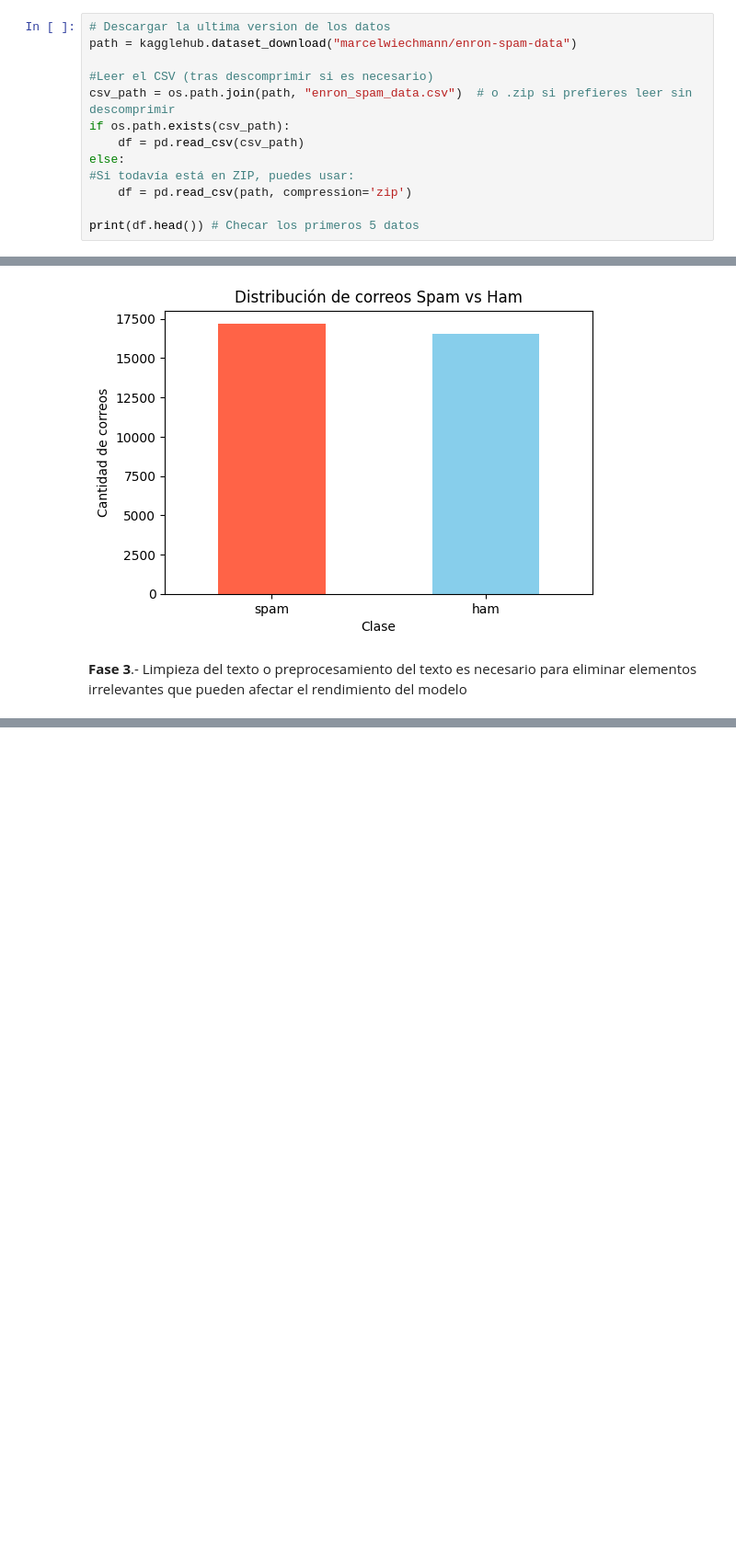
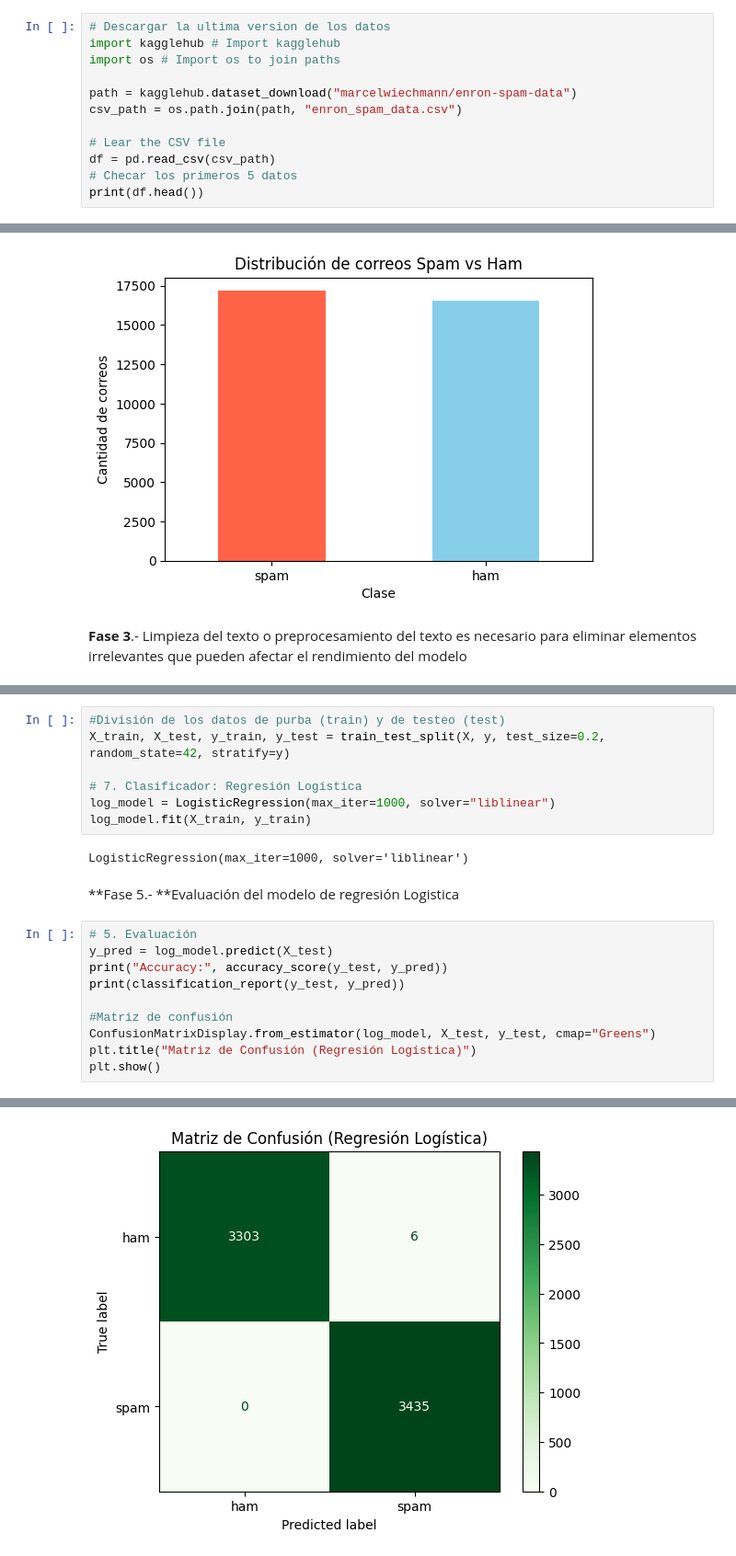
Before and after one commit to LuisAlfonso-del/MODELO-DE-MACHINE-LEARNING-ENRON--SPAM-CIBERSEGURIDAD-INFOTEC, a Jupyter notebook: INFOTEC_MODELO_DE_MACHINE_LEARNING_ENRON_SPAM_CIBERSGURIDAD_.ipynb, the cells around one changed output, grey strips where cells are left out. Shown at 92% size. Saved outputs shown, nothing was run; the diff lists cells and outputs as text; blank space fills up the shorter version.

Commit message:
Regresión Logistica

```diff
--- a/INFOTEC_MODELO_DE_MACHINE_LEARNING_ENRON_SPAM_CIBERSGURIDAD_.ipynb
+++ b/INFOTEC_MODELO_DE_MACHINE_LEARNING_ENRON_SPAM_CIBERSGURIDAD_.ipynb
@@ -16,14 +29,13 @@ import kagglehub # Librería para descargar datasets directamente desde Kaggle e
 **Fase 2.-** Descargar el Dataset
 # %%
 # Descargar la ultima version de los datos
+import kagglehub # Import kagglehub
+import os # Import os to join paths
+
 path = kagglehub.dataset_download("marcelwiechmann/enron-spam-data")
+csv_path = os.path.join(path, "enron_spam_data.csv")
 
-#Leer el CSV (tras descomprimir si es necesario)
-csv_path = os.path.join(path, "enron_spam_data.csv")  # o .zip si prefieres leer sin descomprimir
-if os.path.exists(csv_path):
-    df = pd.read_csv(csv_path)
-else:
-#Si todavía está en ZIP, puedes usar:
-    df = pd.read_csv(path, compression='zip')
-
-print(df.head()) # Checar los primeros 5 datos
+# Lear the CSV file
+df = pd.read_csv(csv_path)
+# Checar los primeros 5 datos
+print(df.head())
@@ -87,0 +129,22 @@ y = df["label"]  # Variable objetivo (spam o ham)
+# %%
+#División de los datos de purba (train) y de testeo (test)
+X_train, X_test, y_train, y_test = train_test_split(X, y, test_size=0.2, random_state=42, stratify=y)
+
+# 7. Clasificador: Regresión Logística
+log_model = LogisticRegression(max_iter=1000, solver="liblinear")
+log_model.fit(X_train, y_train)
+# %% [output]
+LogisticRegression(max_iter=1000, solver='liblinear')
+# %% [markdown]
+**Fase 5.- **Evaluación del modelo de regresión Logistica
+# %%
+# 5. Evaluación
+y_pred = log_model.predict(X_test)
+print("Accuracy:", accuracy_score(y_test, y_pred))
+print(classification_report(y_test, y_pred))
+
+#Matriz de confusión
+ConfusionMatrixDisplay.from_estimator(log_model, X_test, y_test, cmap="Greens")
+plt.title("Matriz de Confusión (Regresión Logística)")
+plt.show()
+# %% [output]
@@ -87,0 +160 @@ y = df["label"]  # Variable objetivo (spam o ham)
+[figure, added]
```
Also changed, not shown: parts of 10 cells of this notebook.
